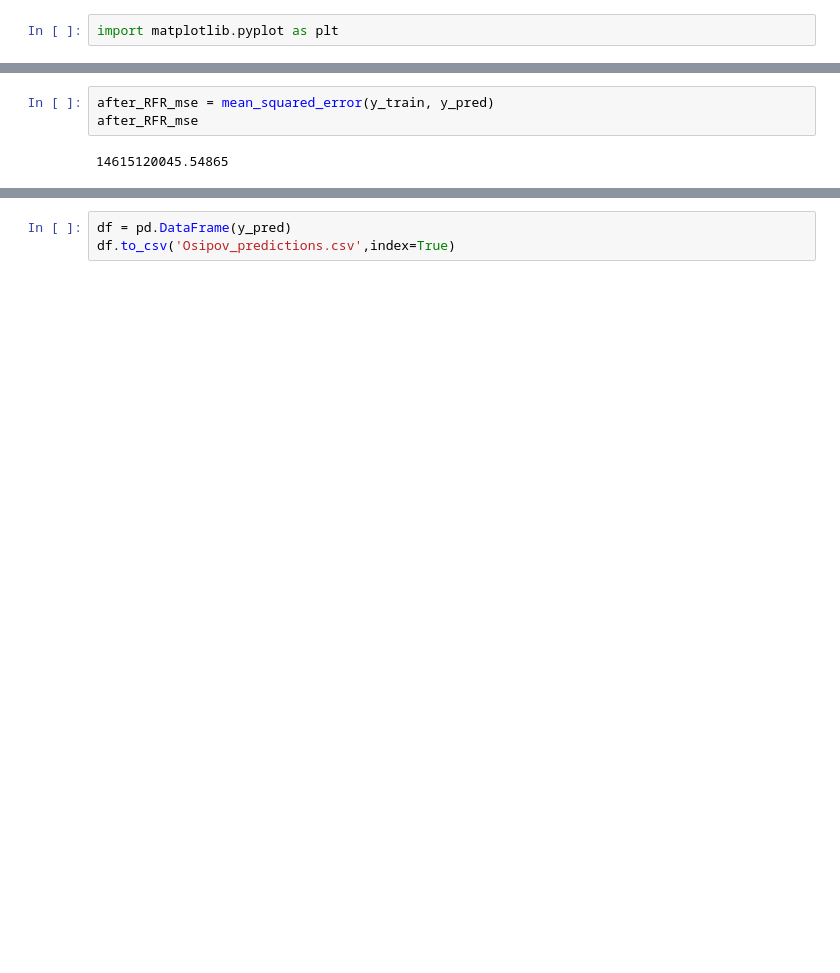
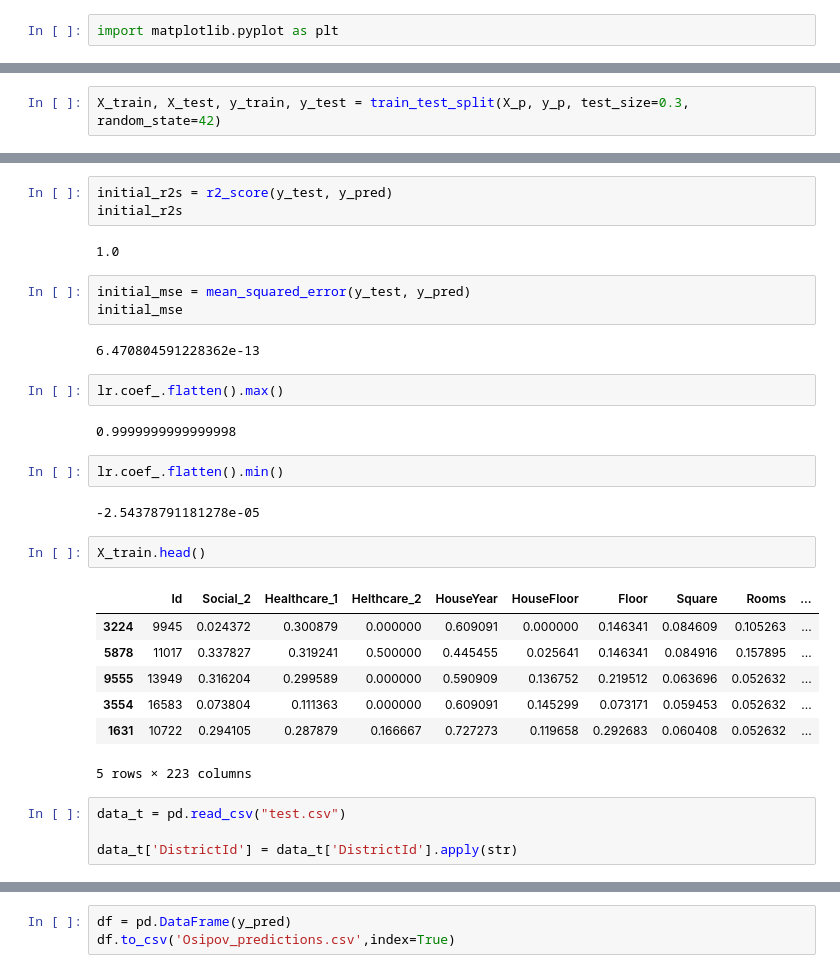
Before and after one commit to OsAlex/ds, a Jupyter notebook: proekt.ipynb, the cells around one changed output, grey strips where cells are left out. Saved outputs shown, nothing was run; the diff lists cells and outputs as text; blank space fills up the shorter version.

```diff
--- a/proekt.ipynb
+++ b/proekt.ipynb
@@ -86 +442,3 @@ model = RandomForestRegressor(n_estimators=1000, criterion='mse', max_depth=12,
+# %%
+X_train, X_test, y_train, y_test = train_test_split(X_p, y_p, test_size=0.3, random_state=42)
 # %%
@@ -103,5 +451,32 @@ after_RFR_r2s
-# %%
-after_RFR_mse = mean_squared_error(y_train, y_pred)
-after_RFR_mse
-# %% [output]
-14615120045.54865
+# %%
+initial_r2s = r2_score(y_test, y_pred)
+initial_r2s
+# %% [output]
+1.0
+# %%
+initial_mse = mean_squared_error(y_test, y_pred)
+initial_mse
+# %% [output]
+6.470804591228362e-13
+# %%
+lr.coef_.flatten().max()
+# %% [output]
+0.9999999999999998
+# %%
+lr.coef_.flatten().min()
+# %% [output]
+-2.54378791181278e-05
+# %%
+X_train.head()
+# %% [output]
+|  | Id | Social_2 | Healthcare_1 | Helthcare_2 | HouseYear | HouseFloor | Floor | Square | Rooms | ... |
+| 3224 | 9945 | 0.024372 | 0.300879 | 0.000000 | 0.609091 | 0.000000 | 0.146341 | 0.084609 | 0.105263 | ... |
+| 5878 | 11017 | 0.337827 | 0.319241 | 0.500000 | 0.445455 | 0.025641 | 0.146341 | 0.084916 | 0.157895 | ... |
+| 9555 | 13949 | 0.316204 | 0.299589 | 0.000000 | 0.590909 | 0.136752 | 0.219512 | 0.063696 | 0.052632 | ... |
+| 3554 | 16583 | 0.073804 | 0.111363 | 0.000000 | 0.609091 | 0.145299 | 0.073171 | 0.059453 | 0.052632 | ... |
+| 1631 | 10722 | 0.294105 | 0.287879 | 0.166667 | 0.727273 | 0.119658 | 0.292683 | 0.060408 | 0.052632 | ... |
+5 rows × 223 columns
+# %%
+data_t = pd.read_csv("test.csv")
+
+data_t['DistrictId'] = data_t['DistrictId'].apply(str)
```
Also changed, not shown: parts of 66 cells of this notebook.
